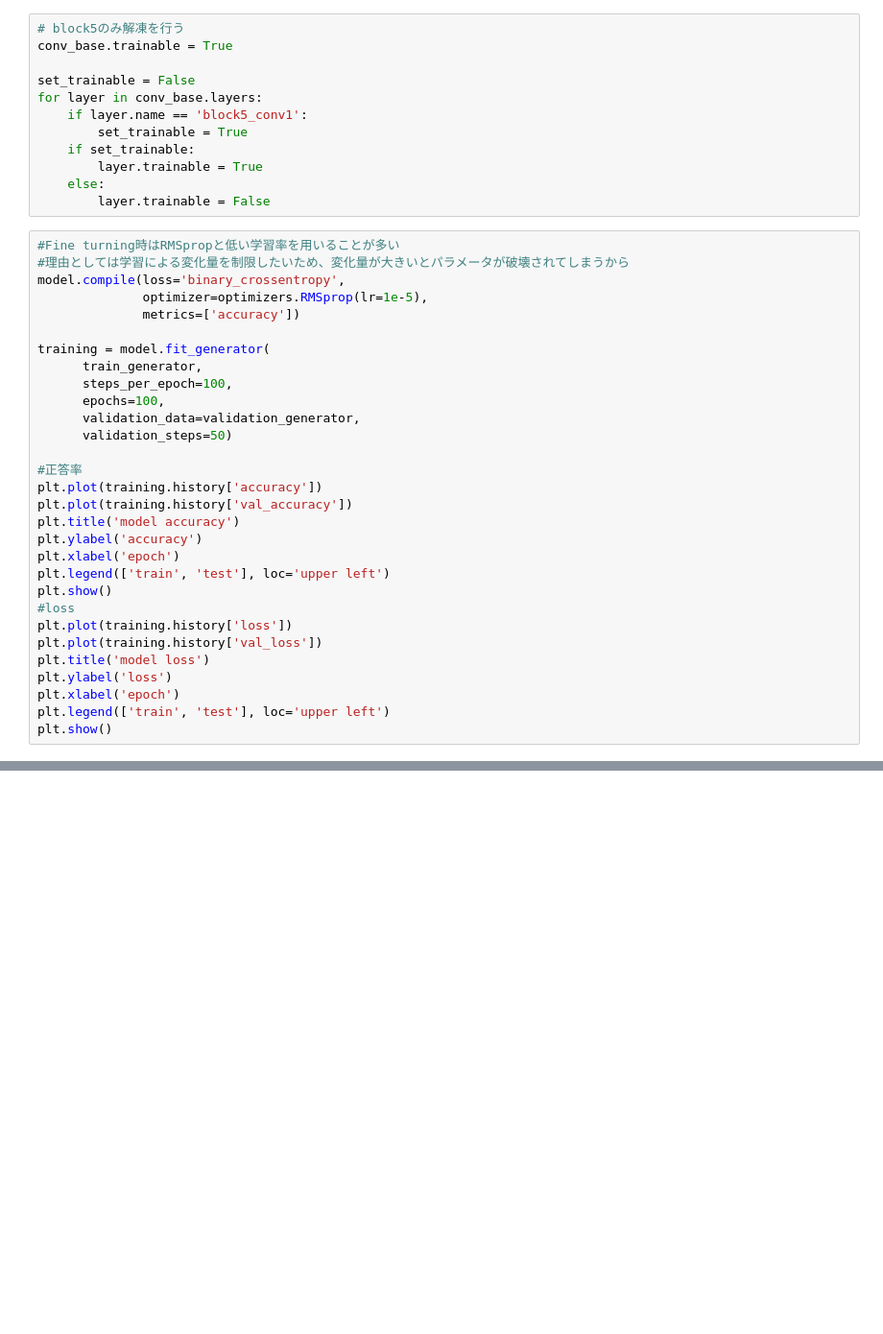
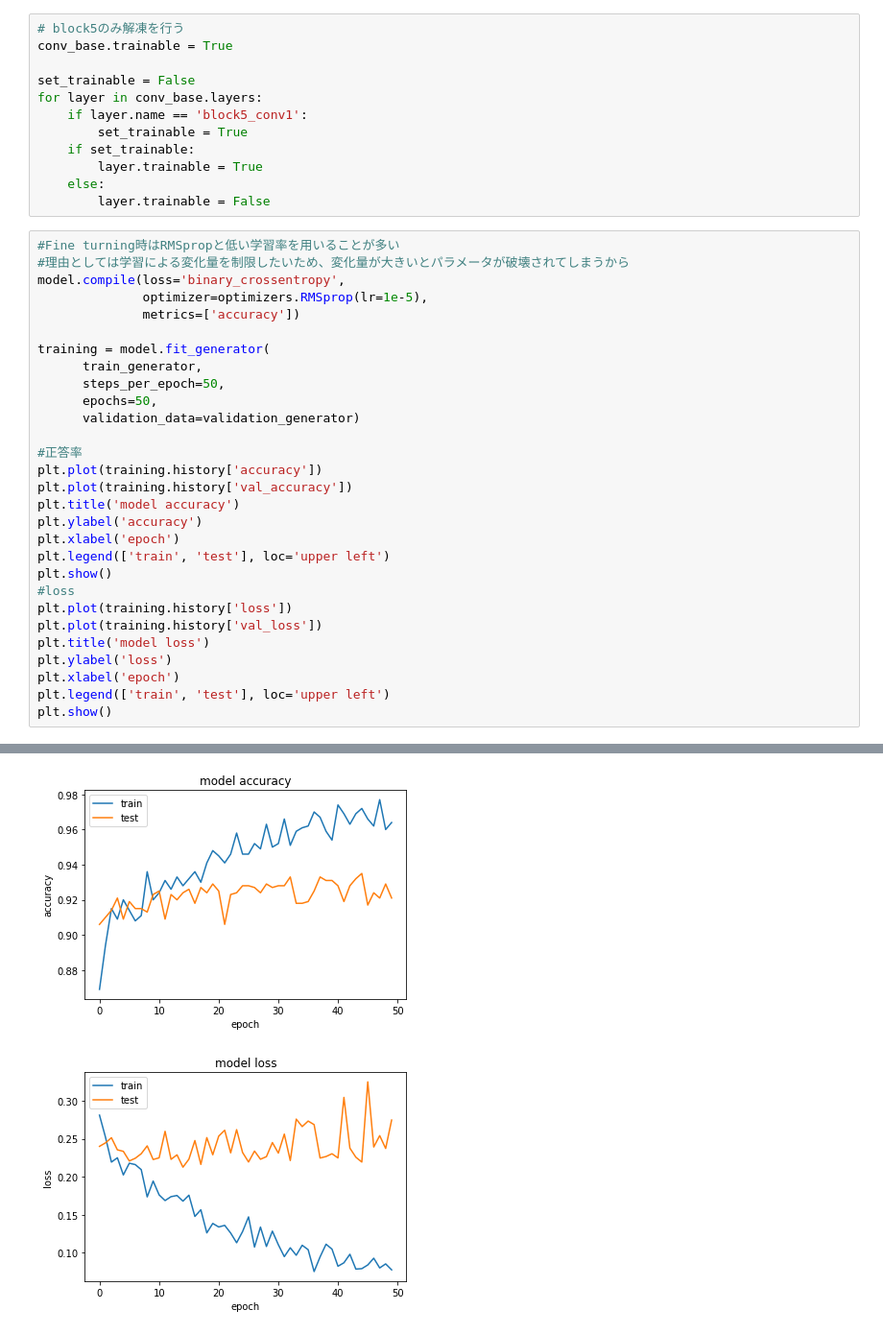
Before and after one commit to naonaorange/tensorflow_samples, a Jupyter notebook: cnn_dog_vs_cat_using_vgg_conv_model.ipynb, the cells around one changed output, grey strips where cells are left out. Shown at 96% size. Cells and saved outputs as stored; diff of their text form; blank space fills up the shorter version.

```diff
--- a/cnn_dog_vs_cat_using_vgg_conv_model.ipynb
+++ b/cnn_dog_vs_cat_using_vgg_conv_model.ipynb
@@ -224,10 +244,9 @@ model.compile(loss='binary_crossentropy',
 
 training = model.fit_generator(
       train_generator,
-      steps_per_epoch=100,
-      epochs=100,
-      validation_data=validation_generator,
-      validation_steps=50)
+      steps_per_epoch=50,
+      epochs=50,
+      validation_data=validation_generator)
 
 #正答率
 plt.plot(training.history['accuracy'])
@@ -245,3 +264,4 @@ plt.ylabel('loss')
 plt.xlabel('epoch')
 plt.legend(['train', 'test'], loc='upper left')
 plt.show()
+# %% [output]
@@ -248,2 +285,4 @@ plt.show()
+[figure, added]
+[figure, added]
 # %%
 model.save('models\\cnn_dog_vs_cat_using_vgg16_conv2.h5')
```
Also changed, not shown: parts of 6 cells of this notebook, 27 other files.
